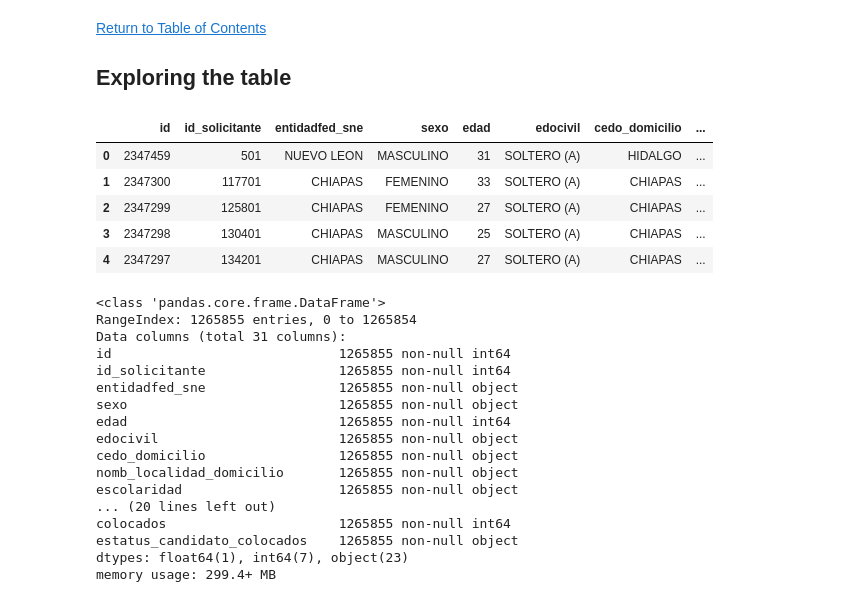
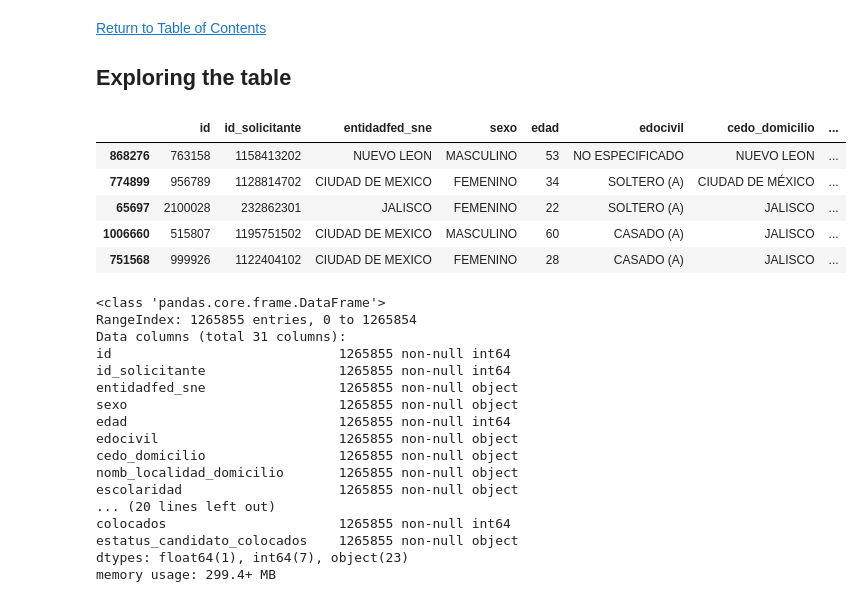
Before and after one commit to Lilianasu/SNEmpleo, a Jupyter notebook: 4.3 Cleaning candidatos.ipynb, the cells around one changed output. Drawn from its saved outputs; the diff is of its cells as text; code cells hidden in the pictures.

```diff
--- a/4.3 Cleaning candidatos.ipynb
+++ b/4.3 Cleaning candidatos.ipynb
@@ -220,15 +163,15 @@ candidatos.head(1)
 <a id='explore'></a>
 [Return to Table of Contents](#table)
 ## Exploring the table
-# %%
-candidatos.head()
-# %% [output]
-|  | id | id_solicitante | entidadfed_sne | sexo | edad | edocivil | cedo_domicilio | ... |
-| 0 | 2347459 | 501 | NUEVO LEON | MASCULINO | 31 | SOLTERO (A) | HIDALGO | ... |
-| 1 | 2347300 | 117701 | CHIAPAS | FEMENINO | 33 | SOLTERO (A) | CHIAPAS | ... |
-| 2 | 2347299 | 125801 | CHIAPAS | FEMENINO | 27 | SOLTERO (A) | CHIAPAS | ... |
-| 3 | 2347298 | 130401 | CHIAPAS | MASCULINO | 25 | SOLTERO (A) | CHIAPAS | ... |
-| 4 | 2347297 | 134201 | CHIAPAS | MASCULINO | 27 | SOLTERO (A) | CHIAPAS | ... |
+# %%
+candidatos.sample(5)
+# %% [output]
+|  | id | id_solicitante | entidadfed_sne | sexo | edad | edocivil | cedo_domicilio | ... |
+| 868276 | 763158 | 1158413202 | NUEVO LEON | MASCULINO | 53 | NO ESPECIFICADO | NUEVO LEON | ... |
+| 774899 | 956789 | 1128814702 | CIUDAD DE MEXICO | FEMENINO | 34 | SOLTERO (A) | CIUDAD DE MÉXICO | ... |
+| 65697 | 2100028 | 232862301 | JALISCO | FEMENINO | 22 | SOLTERO (A) | JALISCO | ... |
+| 1006660 | 515807 | 1195751502 | CIUDAD DE MEXICO | MASCULINO | 60 | CASADO (A) | JALISCO | ... |
+| 751568 | 999926 | 1122404102 | CIUDAD DE MEXICO | FEMENINO | 28 | CASADO (A) | JALISCO | ... |
 # %%
 candidatos.info()
 # %% [output]
```
Also changed, not shown: parts of 61 cells of this notebook.
